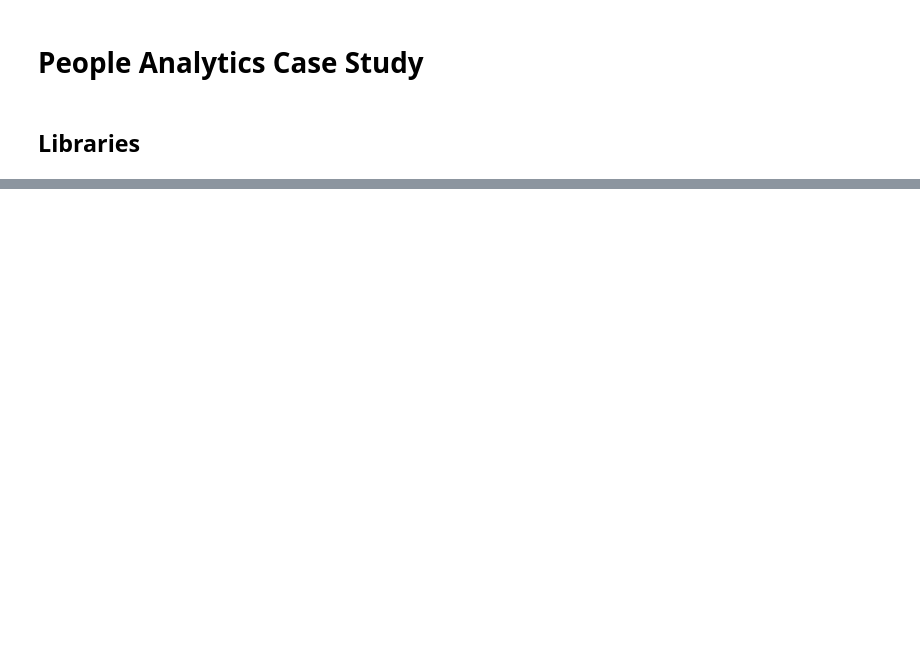
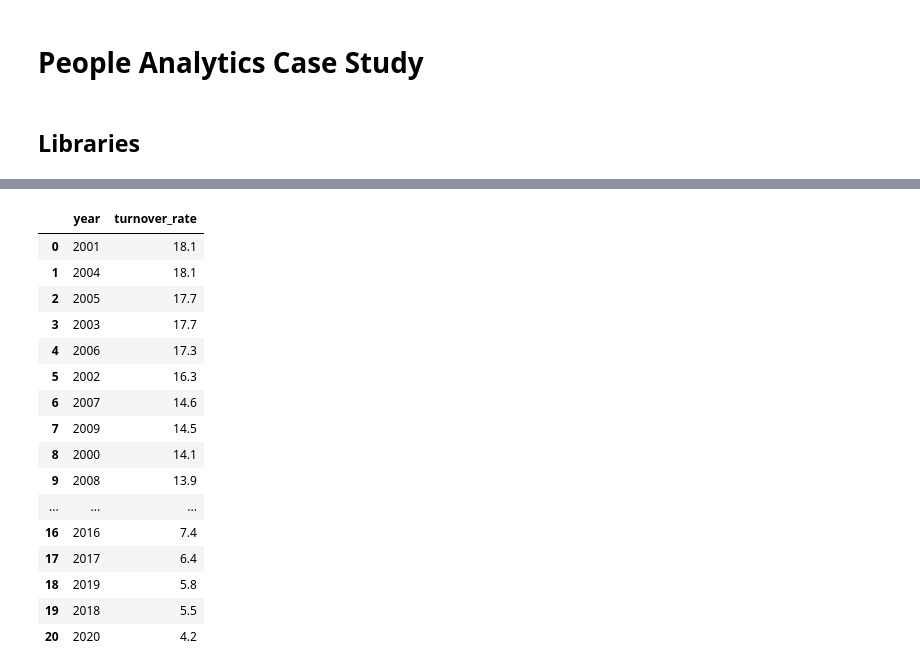
Before and after one commit to JoseMi-Sanchez/people-analytics-case-study, a Jupyter notebook: notebooks/main_analysis.ipynb, the cells around one changed output, grey strips where cells are left out. Drawn from its saved outputs; the diff is of its cells as text; code cells hidden in the pictures; blank space fills up the shorter version.

Commit message:
turnover_rate_sorted

```diff
--- a/notebooks/main_analysis.ipynb
+++ b/notebooks/main_analysis.ipynb
@@ -20,0 +264,38 @@ engine = create_engine(connection_string)
+# %%
+# 10. How have turnover rates changed each year?
+query = """
+WITH year_cte AS (
+    SELECT YEAR(hire_date) AS year,
+           COUNT(*) AS total_count,
+           SUM(CASE WHEN term_date IS NOT NULL THEN 1 ELSE 0 END) AS termination_count
+    FROM employees
+    GROUP BY YEAR(hire_date)
+)
+
+SELECT year,
+       ROUND((termination_count / total_count) * 100, 1) AS turnover_rate
+FROM year_cte
+ORDER BY turnover_rate DESC;
+"""
+
+# Execute the query and fetch the results
+results = pd.read_sql(query, engine)
+results
+# %% [output]
+|  | year | turnover_rate |
+| 0 | 2001 | 18.1 |
+| 1 | 2004 | 18.1 |
+| 2 | 2005 | 17.7 |
+| 3 | 2003 | 17.7 |
+| 4 | 2006 | 17.3 |
+| 5 | 2002 | 16.3 |
+| 6 | 2007 | 14.6 |
+| 7 | 2009 | 14.5 |
+| 8 | 2000 | 14.1 |
+| 9 | 2008 | 13.9 |
+| ... | ... | ... |
+| 16 | 2016 | 7.4 |
+| 17 | 2017 | 6.4 |
+| 18 | 2019 | 5.8 |
+| 19 | 2018 | 5.5 |
+| 20 | 2020 | 4.2 |
```
Also changed, not shown: parts of 15 cells of this notebook, 4 other files.
